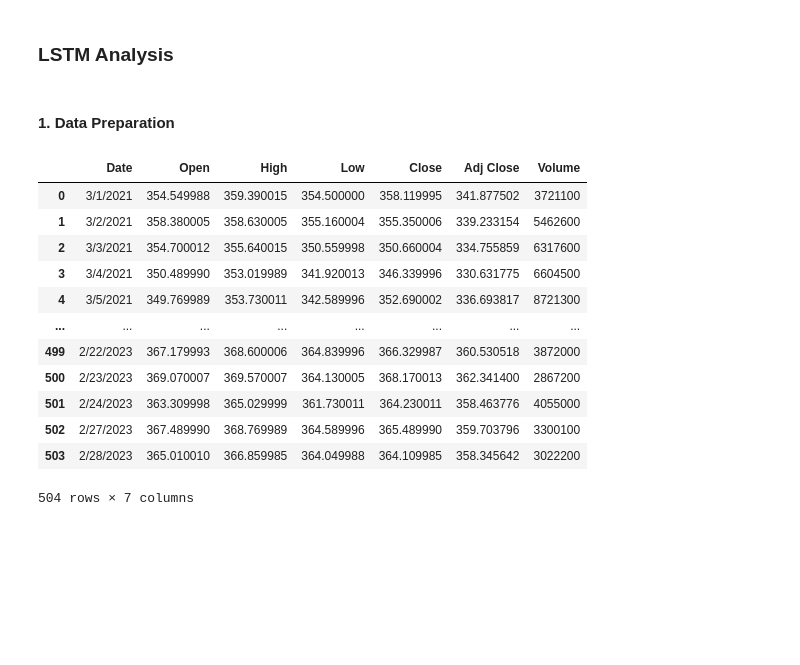
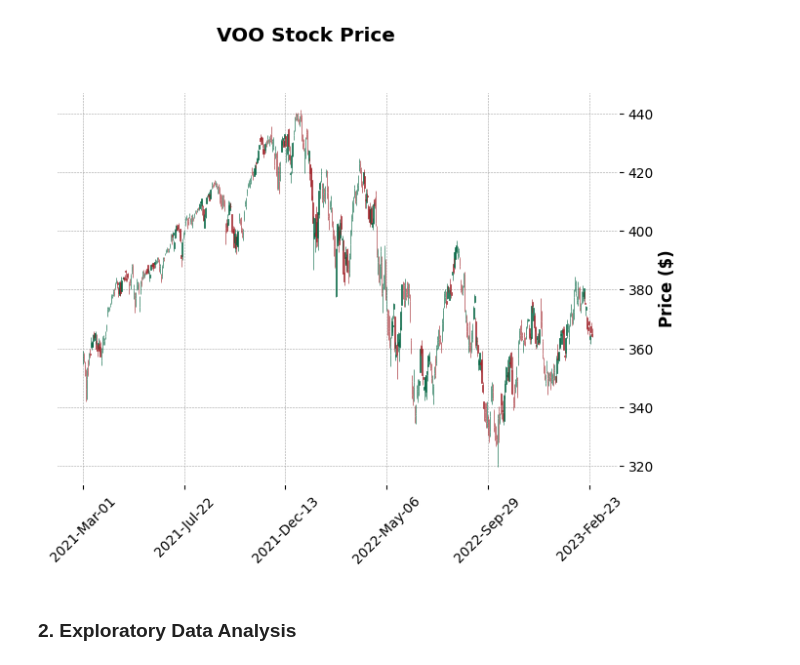
Before and after one commit to charltonxqh/SC1015-mini-project, a Jupyter notebook: LSTM Analysis/LSTM.ipynb, the cells around one changed output. Drawn from its saved outputs; the diff is of its cells as text; code cells hidden in the pictures; blank space fills up the shorter version.

Commit message:
Milestone 1 : Data Prep and EDA Achieved

```diff
--- a/LSTM Analysis/LSTM.ipynb
+++ b/LSTM Analysis/LSTM.ipynb
@@ -0,0 +25,4 @@
+# %%
+voo_data = pd.read_csv('../datasets/VOO.csv')
+df = pd.read_csv('../datasets/VOO.csv')
+display(voo_data)
@@ -0,0 +43,15 @@
+# %%
+# Convert the 'Date' column to datetime format and set it as the index
+df['Date'] = pd.to_datetime(df['Date'])
+df.set_index('Date', inplace=True)
+
+# Now, focus on the 'Close' column
+df_close = df[['Close']]
+
+plt.figure(figsize=(14, 7))
+plt.plot(df['Close'], label='Close Prices')
+plt.title('VOO Close Prices Over Time')
+plt.xlabel('Date')
+plt.ylabel('Price')
+plt.legend()
+plt.show()
@@ -1,2 +60,10 @@
+# %%
+# Since mplfinance expects certain column names for the OHLC data, ensure your DataFrame columns are named appropriately
+df = df[['Open', 'High', 'Low', 'Close']]
+
+# Create the candlestick chart
+mpf.plot(df, type='candle', style='charles', title='VOO Stock Price', ylabel='Price ($)')
+# %% [output]
+[figure, added]
 # %% [markdown]
-### LSTM Analysis
+### 2. Exploratory Data Analysis
@@ -8,19 +69,0 @@ import seaborn as sns
-# %% [markdown]
-#### 1. Data Preparation
-# %%
-voo_data = pd.read_csv('../datasets/VOO.csv')
-display(voo_data)
-# %% [output]
-|  | Date | Open | High | Low | Close | Adj Close | Volume |
-| 0 | 3/1/2021 | 354.549988 | 359.390015 | 354.500000 | 358.119995 | 341.877502 | 3721100 |
-| 1 | 3/2/2021 | 358.380005 | 358.630005 | 355.160004 | 355.350006 | 339.233154 | 5462600 |
-| 2 | 3/3/2021 | 354.700012 | 355.640015 | 350.559998 | 350.660004 | 334.755859 | 6317600 |
-| 3 | 3/4/2021 | 350.489990 | 353.019989 | 341.920013 | 346.339996 | 330.631775 | 6604500 |
-| 4 | 3/5/2021 | 349.769989 | 353.730011 | 342.589996 | 352.690002 | 336.693817 | 8721300 |
-| ... | ... | ... | ... | ... | ... | ... | ... |
-| 499 | 2/22/2023 | 367.179993 | 368.600006 | 364.839996 | 366.329987 | 360.530518 | 3872000 |
-| 500 | 2/23/2023 | 369.070007 | 369.570007 | 364.130005 | 368.170013 | 362.341400 | 2867200 |
-| 501 | 2/24/2023 | 363.309998 | 365.029999 | 361.730011 | 364.230011 | 358.463776 | 4055000 |
-| 502 | 2/27/2023 | 367.489990 | 368.769989 | 364.589996 | 365.489990 | 359.703796 | 3300100 |
-| 503 | 2/28/2023 | 365.010010 | 366.859985 | 364.049988 | 364.109985 | 358.345642 | 3022200 |
-504 rows × 7 columns
```
Also changed, not shown: parts of 27 cells of this notebook.
